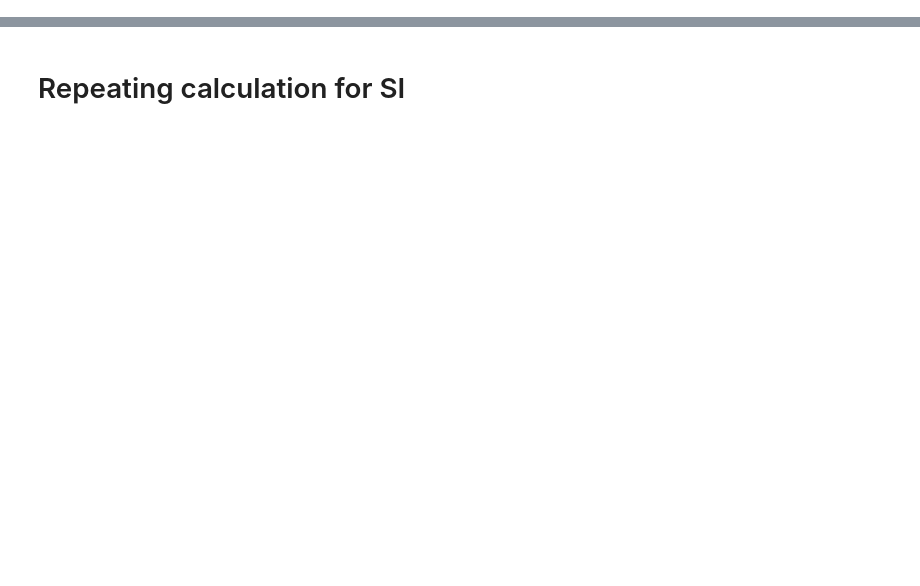
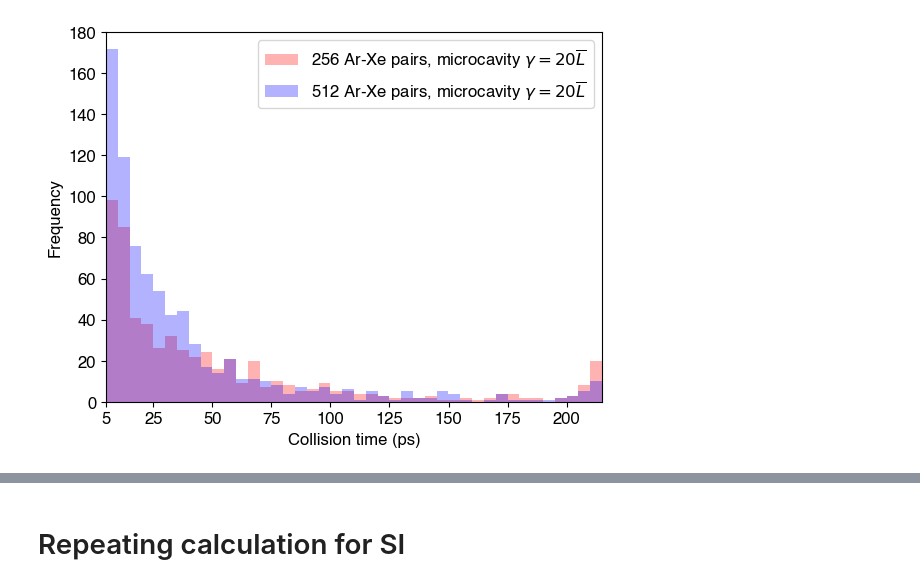
Before and after one commit to RibeiroGroup/Molecular-Dynamics-for-CIS, a Jupyter notebook: src/analyze_monte_carlo.ipynb, the cells around one changed output, grey strips where cells are left out. Cells and saved outputs as stored; diff of their text form; code cells hidden in the pictures; blank space fills up the shorter version.

```diff
--- a/src/analyze_monte_carlo.ipynb
+++ b/src/analyze_monte_carlo.ipynb
@@ -626,46 +648,39 @@ for j,(no_collision, result_dict) in enumerate(foo.items()):
     ct_dict.update({no_collision: food})
     dm_dict.update({no_collision: dm})
 # %%
-fig,ax = plt.subplots(2,1, figsize = (6,8))
+#fig,ax = plt.subplots(2,1, figsize = (6,8))
+fig,ax = plt.subplots()
 
 assoc_limit = 5
 
-for j,(no_collision, result_dict) in enumerate(foo.items()):
-    food = ct_dict[no_collision]
-    for i, coup_str in enumerate(['Lxy2e1']):
+frame = np.arange(assoc_limit - 0.0001, 214.9999, 4.9999, dtype = np.float32)
 
-        ct = food[coup_str]
+ct = ct_dict['256'][coup_str]
+bin256 = ax.hist(ct, frame, alpha = 0.3, color = 'red', label = r'256 Ar-Xe pairs, microcavity $\gamma = 20\overline{L}$')
 
-        frame = np.arange(assoc_limit - 0.0001, 214.9999, 4.9999, dtype = np.float32)
-        bin2 = ax[j].hist(ct, frame)
+ct = ct_dict['512'][coup_str]
+bin512 = ax.hist(ct, frame, alpha = 0.3, color = 'blue', label = r'512 Ar-Xe pairs, microcavity $\gamma = 20\overline{L}$')
 
-        ax[j].yaxis.set_major_formatter('{x:.0f}')
+ax.yaxis.set_major_formatter('{x:.0f}')
 
-        ax[j].xaxis.set_major_locator(MultipleLocator(25))
-        ax[j].set_xticks(list(ax[j].get_xticks()) + [assoc_limit])
-        ax[j].set_xlim(assoc_limit, 215)
+ax.xaxis.set_major_locator(MultipleLocator(25))
+ax.set_xticks(list(ax.get_xticks()) + [assoc_limit])
+ax.set_xlim(assoc_limit, 215)
 
-        ax[j].set_ylim(0,180)
-        #ax[j].yaxis.set_major_locator(MultipleLocator(25))
+ax.set_ylim(0,180)
+#ax[j].yaxis.set_major_locator(MultipleLocator(25))
 
-        ax[j].annotate(
-            '({})'.format(letters[j]),
-            xy = (0.5,0.9), xycoords = 'axes fraction',
-            size = 'large', )
-
-
-ax[1].set_xlabel('Collision time (ps)')
+ax.set_xlabel('Collision time (ps)')
 #ax[1,2].set_xlabel('Colliding time (ps)')
 
-ax[0].set_ylabel('Frequency')
-ax[1].set_ylabel('Frequency')
+ax.set_ylabel('Frequency')
+ax.set_ylabel('Frequency')
 
-#ax[0].annotate(r'cavity, 256 atom pairs, $\gamma = 10L$',xy = (0.05,0.8), xycoords = 'axes fraction', fontsize = 'x-large')
-#ax[0].annotate(r'cavity, 512 atom pairs, $\gamma = 10L$',xy = (0.05,0.8), xycoords = 'axes fraction', fontsize = 'x-large')
-ax[0].annotate(r'Microcavity ($\gamma = 20\overline{L}$), 256 atom pairs',xy = (0.2,0.8), xycoords = 'axes fraction', fontsize = 'large')
-ax[1].annotate(r'Microcavity ($\gamma = 20\overline{L}$), 512 atom pairs',xy = (0.2,0.8), xycoords = 'axes fraction', fontsize = 'large')
+ax.legend()
 
 fig.savefig(fig_root + 'histogram.jpeg',dpi=600, bbox_inches = 'tight')
+# %% [output]
+[figure, added]
 # %%
 from mpl_toolkits.axes_grid1.inset_locator import inset_axes
 
```
Also changed, not shown: parts of 7 cells of this notebook, 7 other files.
